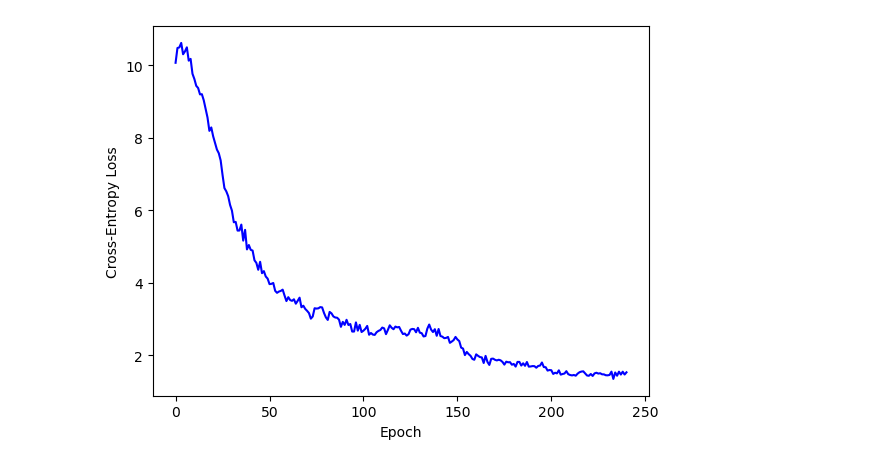
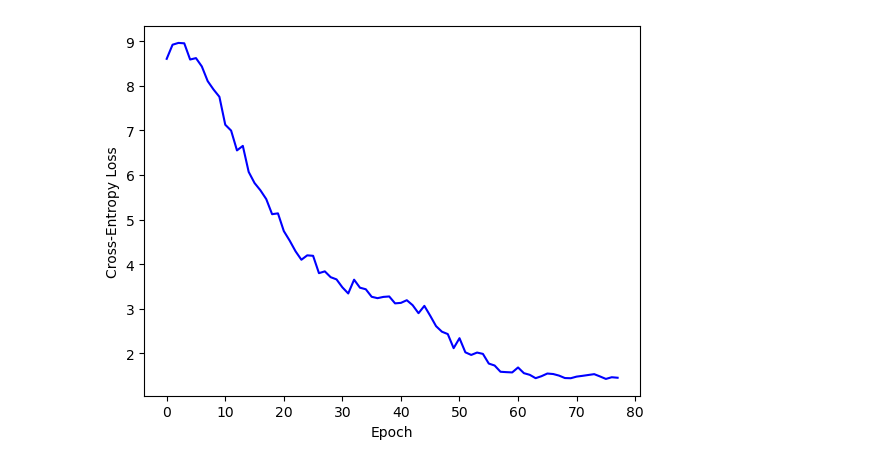
Before and after one commit to suneettipirneni/pill-identification, a Jupyter notebook: report/json-to-graphs.ipynb, the cells around one changed output. Saved outputs shown, nothing was run; the diff lists cells and outputs as text; code cells hidden in the pictures.

```diff
--- a/report/json-to-graphs.ipynb
+++ b/report/json-to-graphs.ipynb
@@ -1,23 +1,27 @@
-# %%
-import json
-
-with open('/home/ron/Downloads/tensorboard/runs_Apr06_22-18-55_evc7 (1).json','r') as file:
-    data = json.load(file)
+# %%
+import json
+import matplotlib.pyplot as plt
+import numpy as np
+
+
+base = '../runs/json/'
 # %%
-import matplotlib.pyplot as plt
-import numpy as np
 
-def plotgraphs(data, ylab):
+
+def plotgraphs(path, ylab):
+    with open(path,'r') as file:
+        data = json.load(file)
+
     data = np.array(data)
     # print(data)
     # print(data[:,1])
 
     # for _, x, y in data:
     plt.plot(data[:,1],data[:,2],'-',c='b')
     plt.xlabel('Epoch')
     plt.ylabel(ylab)
     plt.show()
 
-plotgraphs(data, 'Cross-Entropy Loss')
+plotgraphs(base+'ce.json', 'Cross-Entropy Loss')
 # %% [output]
-[figure, old version]
+[figure, new version]
```
Also changed, not shown: parts of 10 cells of this notebook, 9 other files.
